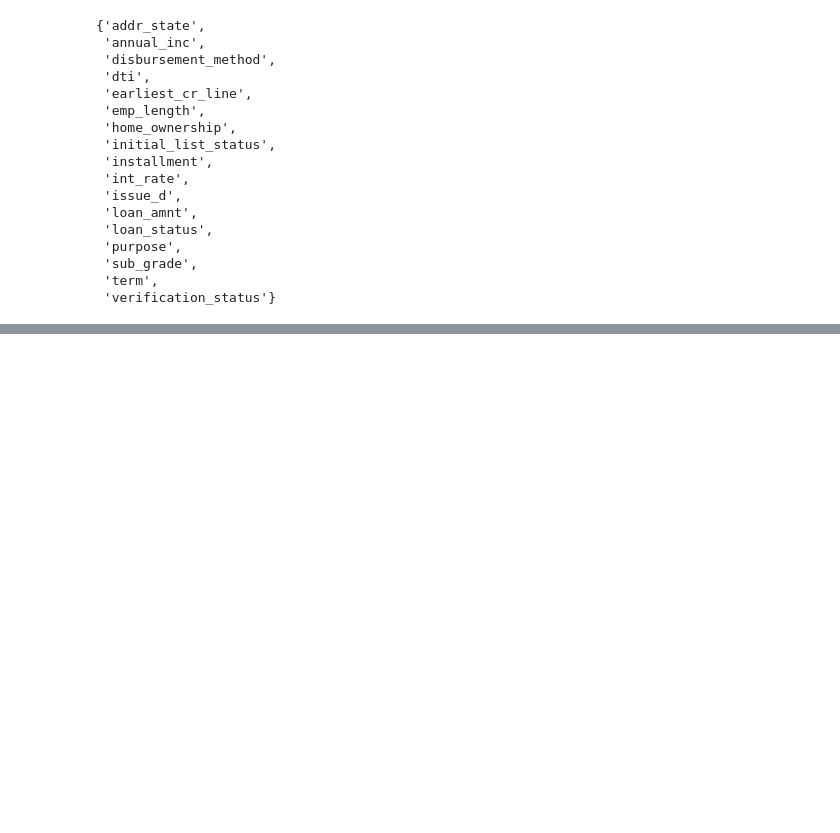
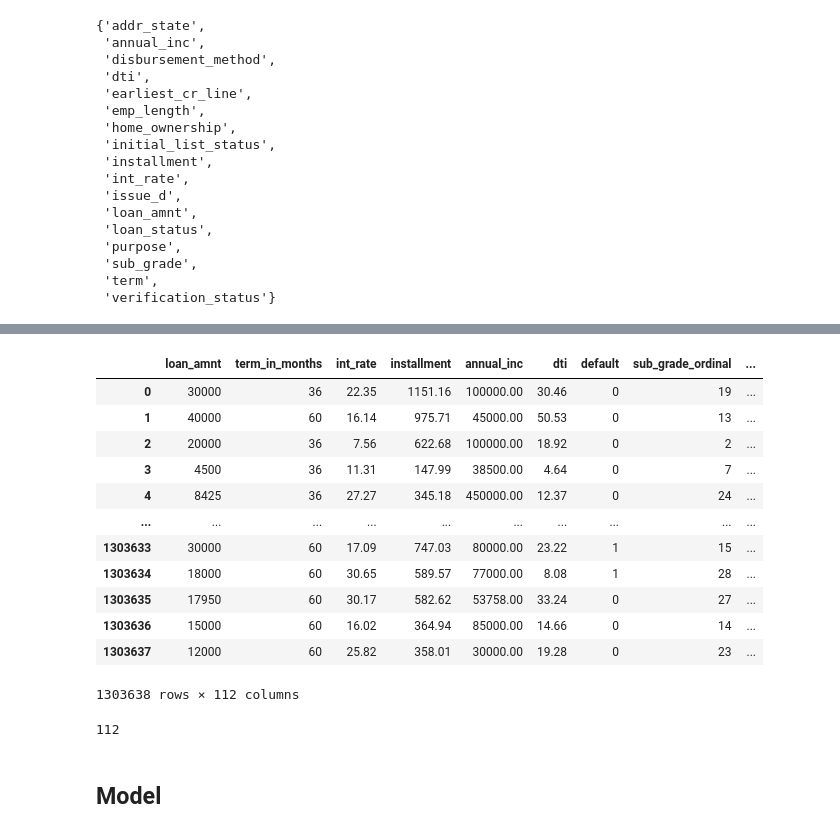
Before and after one commit to ioanniswd/portfolio, a Jupyter notebook: lending-club-default-prediction/main.sync.ipynb, the cells around one changed output, grey strips where cells are left out. Saved outputs shown, nothing was run; the diff lists cells and outputs as text; code cells hidden in the pictures; blank space fills up the shorter version.

```diff
--- a/lending-club-default-prediction/main.sync.ipynb
+++ b/lending-club-default-prediction/main.sync.ipynb
@@ -608,0 +836,8 @@ columns_to_drop.add('total_pymnt_inv')
+# %%
+df.drop([
+          'issued_year',
+          'earliest_cr_line',
+          'earliest_cr_line_year'
+        ],
+        axis=1,
+        inplace=True)
@@ -608,0 +877,3 @@ columns_to_drop.add('total_pymnt_inv')
+# %%
+string_columns = [col for col in df.columns if df[col].dtype == 'object']
+string_columns
@@ -608,0 +907,5 @@ columns_to_drop.add('total_pymnt_inv')
+# %%
+# one hot encode the string columns
+encoder = OneHotEncoder(sparse_output=False)
+encoded = encoder.fit_transform(df[string_columns])
+encoded
@@ -608,0 +920,7 @@ columns_to_drop.add('total_pymnt_inv')
+# %%
+df_encoded = pd.DataFrame(
+        encoded,
+        columns=encoder.get_feature_names_out(string_columns)
+        ).astype(int)
+
+df_encoded.head()
@@ -608,0 +934,28 @@ columns_to_drop.add('total_pymnt_inv')
+# %%
+train_df = df.drop(string_columns, axis=1).copy().reset_index(drop=True)
+train_df = pd.concat([train_df, df_encoded], axis=1)
+
+float_columns = train_df.select_dtypes(include='float').columns
+train_df[float_columns] = train_df[float_columns].round(2) # to handle float precision
+
+train_df
+# %% [output]
+|  | loan_amnt | term_in_months | int_rate | installment | annual_inc | dti | default | sub_grade_ordinal | ... |
+| 0 | 30000 | 36 | 22.35 | 1151.16 | 100000.00 | 30.46 | 0 | 19 | ... |
+| 1 | 40000 | 60 | 16.14 | 975.71 | 45000.00 | 50.53 | 0 | 13 | ... |
+| 2 | 20000 | 36 | 7.56 | 622.68 | 100000.00 | 18.92 | 0 | 2 | ... |
+| 3 | 4500 | 36 | 11.31 | 147.99 | 38500.00 | 4.64 | 0 | 7 | ... |
+| 4 | 8425 | 36 | 27.27 | 345.18 | 450000.00 | 12.37 | 0 | 24 | ... |
+| ... | ... | ... | ... | ... | ... | ... | ... | ... | ... |
+| 1303633 | 30000 | 60 | 17.09 | 747.03 | 80000.00 | 23.22 | 1 | 15 | ... |
+| 1303634 | 18000 | 60 | 30.65 | 589.57 | 77000.00 | 8.08 | 1 | 28 | ... |
+| 1303635 | 17950 | 60 | 30.17 | 582.62 | 53758.00 | 33.24 | 0 | 27 | ... |
+| 1303636 | 15000 | 60 | 16.02 | 364.94 | 85000.00 | 14.66 | 0 | 14 | ... |
+| 1303637 | 12000 | 60 | 25.82 | 358.01 | 30000.00 | 19.28 | 0 | 23 | ... |
+1303638 rows × 112 columns
+# %%
+len(train_df.columns)
+# %% [output]
+112
+# %% [markdown]
+## Model
```
Also changed, not shown: parts of 81 cells of this notebook, 1 other file.
